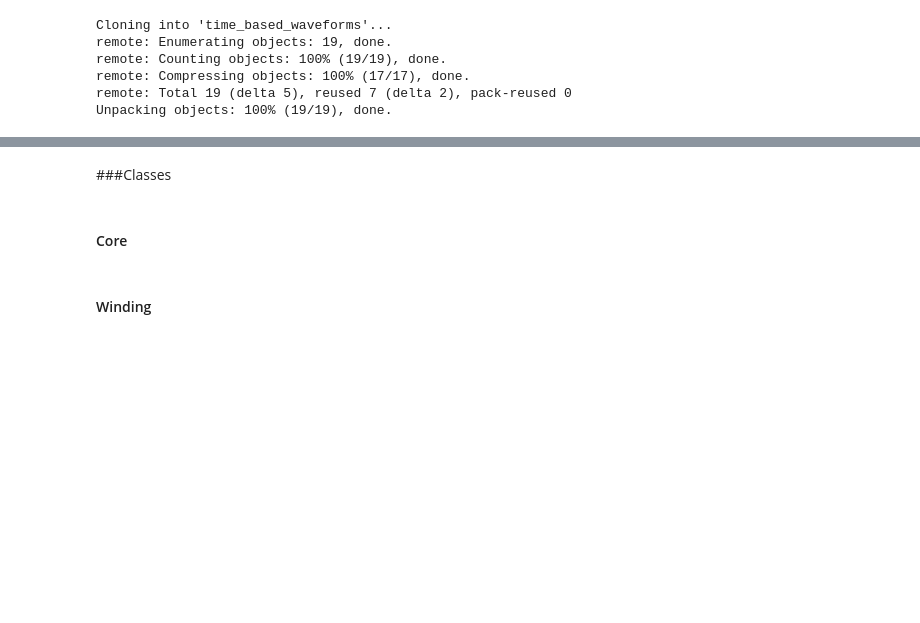
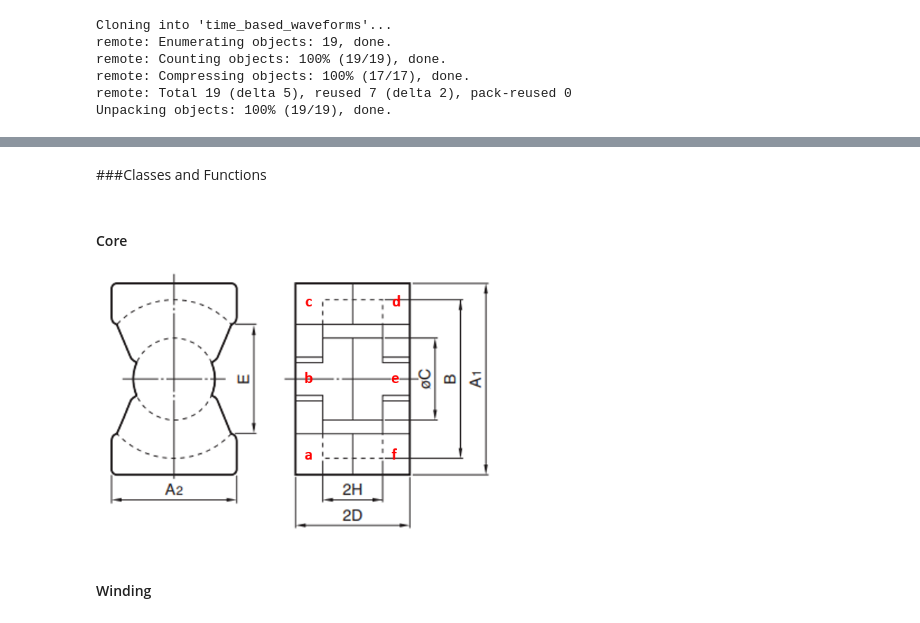
Before and after one commit to grkidwell/Integrated_magnetic, a Jupyter notebook: 48V_integratedmagnetic.ipynb, the cells around one changed output, grey strips where cells are left out. Drawn from its saved outputs; the diff is of its cells as text; code cells hidden in the pictures; blank space fills up the shorter version.

```diff
--- a/48V_integratedmagnetic.ipynb
+++ b/48V_integratedmagnetic.ipynb
@@ -34,9 +36,13 @@ Unpacking objects: 100% (75/75), done.
 # %%
 from unit_waveforms import Four_state
 # %% [markdown]
-###Classes
+###Classes and Functions
 # %% [markdown]
 #### Core
+# %%
+Image('Integrated_magnetic/PQcore_dimensions.PNG', width=400)
+# %% [output]
+[figure, added]
 # %%
 class PQcore:
 #note: these calculations are more appropriate for EE core, than PQ core
```
Also changed, not shown: parts of 17 cells of this notebook.
